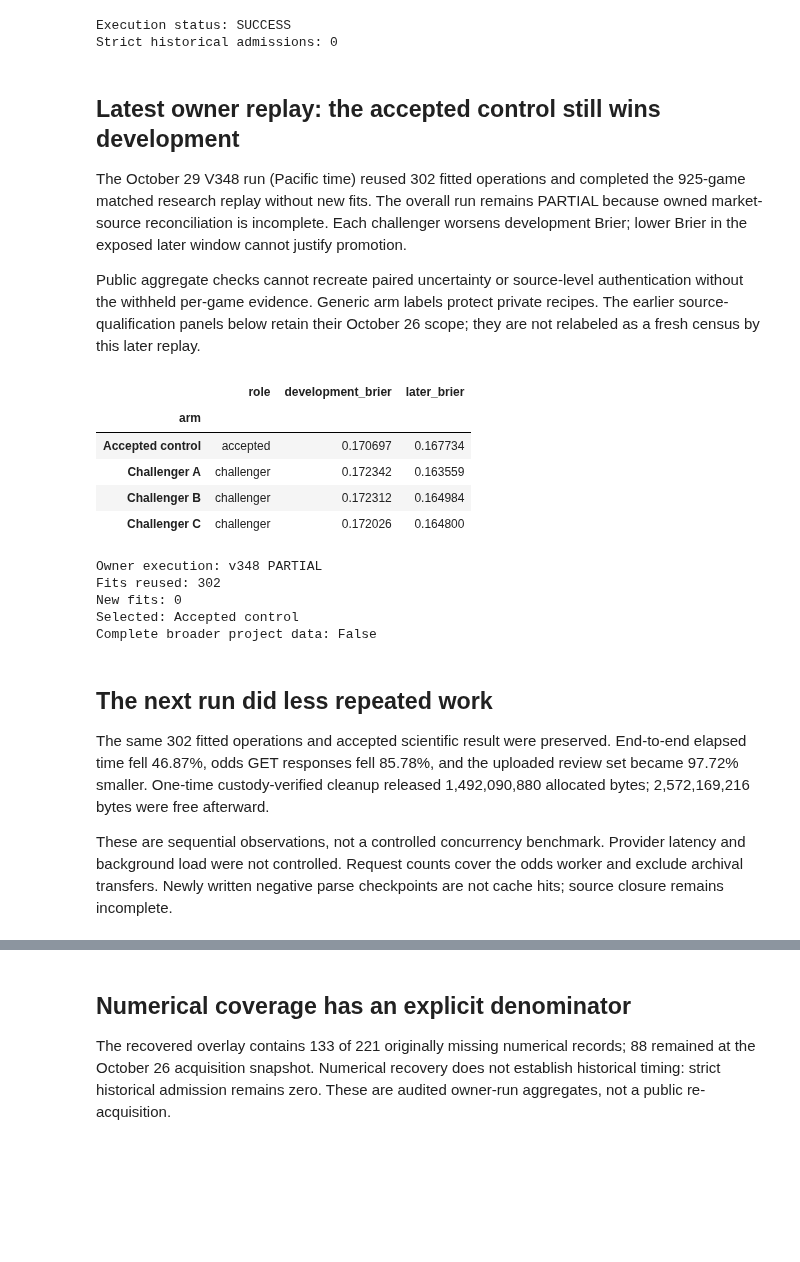
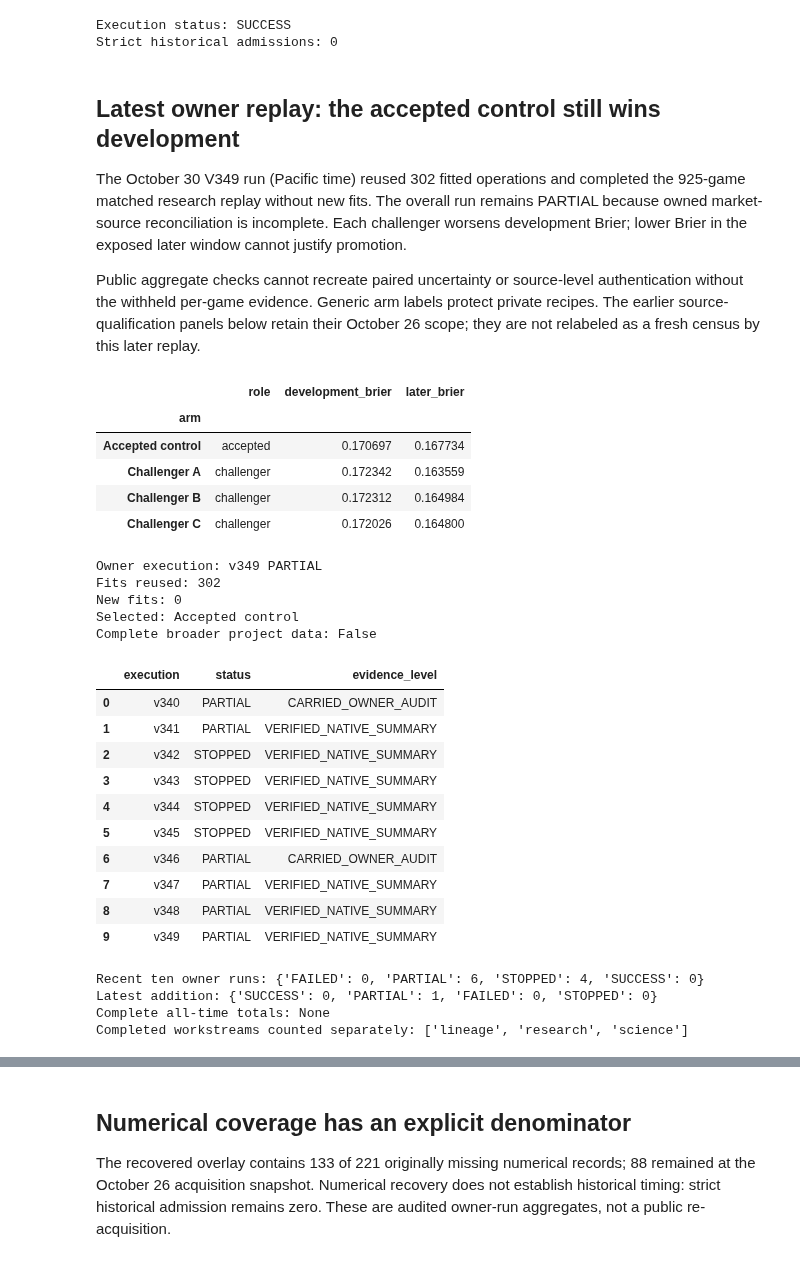
Before and after one commit to alvaromendizabal/march-machine-learning-mania-2026, a Jupyter notebook: portfolio/engineering_review.ipynb, the cells around one changed output, grey strips where cells are left out. Cells and saved outputs as stored; diff of their text form; code cells hidden in the pictures; blank space fills up the shorter version.

```diff
--- a/portfolio/engineering_review.ipynb
+++ b/portfolio/engineering_review.ipynb
@@ -36,7 +36,7 @@ Strict historical admissions: 0
 # %% [markdown]
 ## Latest owner replay: the accepted control still wins development
 
-The October 29 V348 run (Pacific time) reused 302 fitted operations and completed
+The October 30 V349 run (Pacific time) reused 302 fitted operations and completed
 the 925-game matched research replay without new fits. The overall run remains PARTIAL
 because owned market-source reconciliation is incomplete. Each challenger worsens
 development Brier; lower Brier in the exposed later window cannot justify promotion.
@@ -48,36 +48,45 @@ not relabeled as a fresh census by this later replay.
 # %%
 from owner_replay import load_replay
 replay = load_replay()
 display(pd.DataFrame(replay['scorecards']).set_index('arm'))
 execution = replay['execution_accounting']
 print('Owner execution:', replay['execution'], replay['status'])
 print('Fits reused:', execution['research_fits_reused'] + execution['science_fits_reused'])
 print('New fits:', execution['new_model_fits'])
 print('Selected:', replay['decision']['selected_arm'])
 print('Complete broader project data:', replay['coverage']['broader_project_data_complete'])
 assert replay['cohort']['total_games'] == 925
 assert replay['cohort']['prediction_rows'] == 3700
+ledger = replay['execution_ledger']
+display(pd.DataFrame(ledger['records'])[['execution', 'status', 'evidence_level']])
+print('Recent ten owner runs:', ledger['counts'])
+print('Latest addition:', ledger['latest_delta'])
+print('Complete all-time totals:', ledger['all_time_totals'])
+print('Completed workstreams counted separately:', ledger['latest_completed_workstreams'])
 # %% [output]
 |  | role | development_brier | later_brier |
 | arm |  |  |  |
 | Accepted control | accepted | 0.170697 | 0.167734 |
 | Challenger A | challenger | 0.172342 | 0.163559 |
 | Challenger B | challenger | 0.172312 | 0.164984 |
 | Challenger C | challenger | 0.172026 | 0.164800 |
-Owner execution: v348 PARTIAL
+Owner execution: v349 PARTIAL
 Fits reused: 302
 New fits: 0
 Selected: Accepted control
 Complete broader project data: False
+|  | execution | status | evidence_level |
+| 0 | v340 | PARTIAL | CARRIED_OWNER_AUDIT |
+| 1 | v341 | PARTIAL | VERIFIED_NATIVE_SUMMARY |
+| 2 | v342 | STOPPED | VERIFIED_NATIVE_SUMMARY |
+| 3 | v343 | STOPPED | VERIFIED_NATIVE_SUMMARY |
+| 4 | v344 | STOPPED | VERIFIED_NATIVE_SUMMARY |
+| 5 | v345 | STOPPED | VERIFIED_NATIVE_SUMMARY |
+| 6 | v346 | PARTIAL | CARRIED_OWNER_AUDIT |
+| 7 | v347 | PARTIAL | VERIFIED_NATIVE_SUMMARY |
+| 8 | v348 | PARTIAL | VERIFIED_NATIVE_SUMMARY |
+| 9 | v349 | PARTIAL | VERIFIED_NATIVE_SUMMARY |
+Recent ten owner runs: {'FAILED': 0, 'PARTIAL': 6, 'STOPPED': 4, 'SUCCESS': 0}
+Latest addition: {'SUCCESS': 0, 'PARTIAL': 1, 'FAILED': 0, 'STOPPED': 0}
+Complete all-time totals: None
+Completed workstreams counted separately: ['lineage', 'research', 'science']
-# %% [markdown]
-## The next run did less repeated work
-
-The same 302 fitted operations and accepted scientific result were preserved.
-End-to-end elapsed time fell 46.87%, odds GET responses fell 85.78%, and the
-uploaded review set became 97.72% smaller. One-time custody-verified cleanup
-released 1,492,090,880 allocated bytes; 2,572,169,216 bytes were free afterward.
-
-These are sequential observations, not a controlled concurrency benchmark.
-Provider latency and background load were not controlled. Request counts cover
-the odds worker and exclude archival transfers. Newly written negative parse
-checkpoints are not cache hits; source closure remains incomplete.
```
Also changed, not shown: parts of 2 cells of this notebook, 12 other files.
